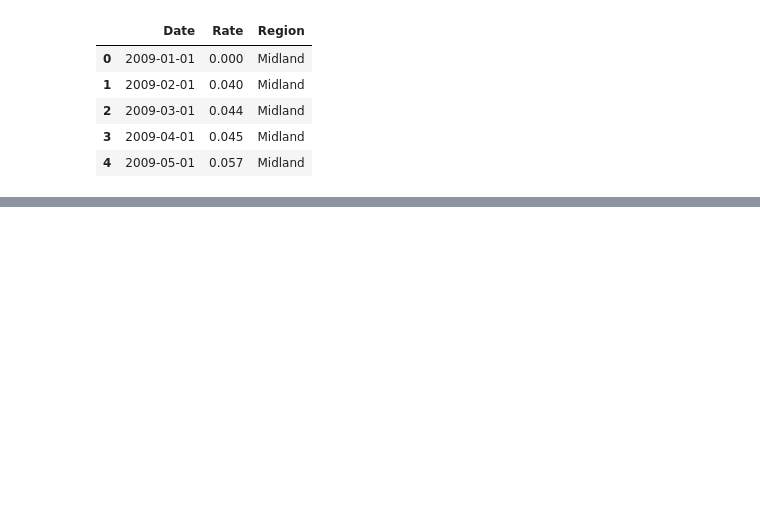
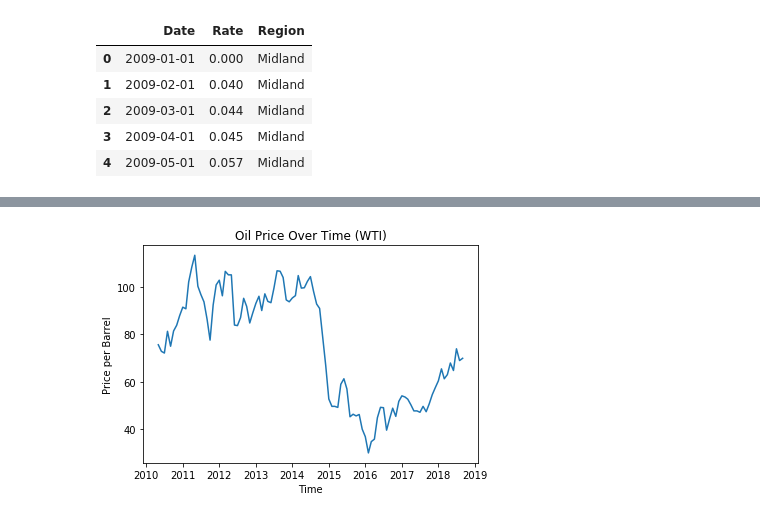
Before and after one commit to rorygwozdz/isf, a Jupyter notebook: shatterproofing_code/risk.ipynb, the cells around one changed output, grey strips where cells are left out. Cells and saved outputs as stored; diff of their text form; code cells hidden in the pictures; blank space fills up the shorter version.

```diff
--- a/shatterproofing_code/risk.ipynb
+++ b/shatterproofing_code/risk.ipynb
@@ -273,0 +151,9 @@ stargazer.render_html()
+# %%
+# Oil price over time
+plt.plot(mp.Date, mp.Price, color=blue)
+plt.title('Oil Price Over Time (WTI)')
+plt.xlabel('Time')
+plt.ylabel('Price per Barrel');
+plt.savefig(img + 'oil_price_over_time.png');
+# %% [output]
+[figure, added]
```
Also changed, not shown: parts of 51 cells of this notebook, 6 other files.
